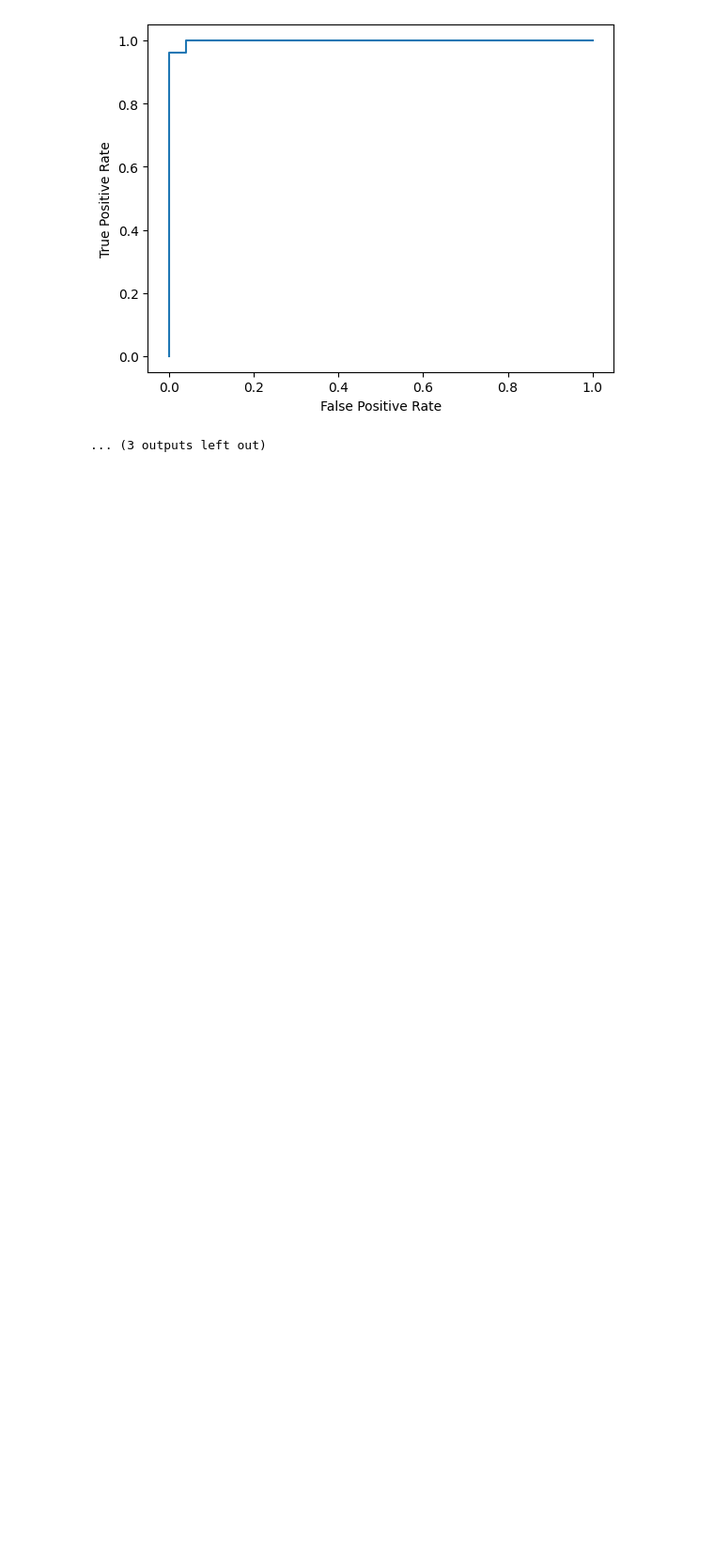
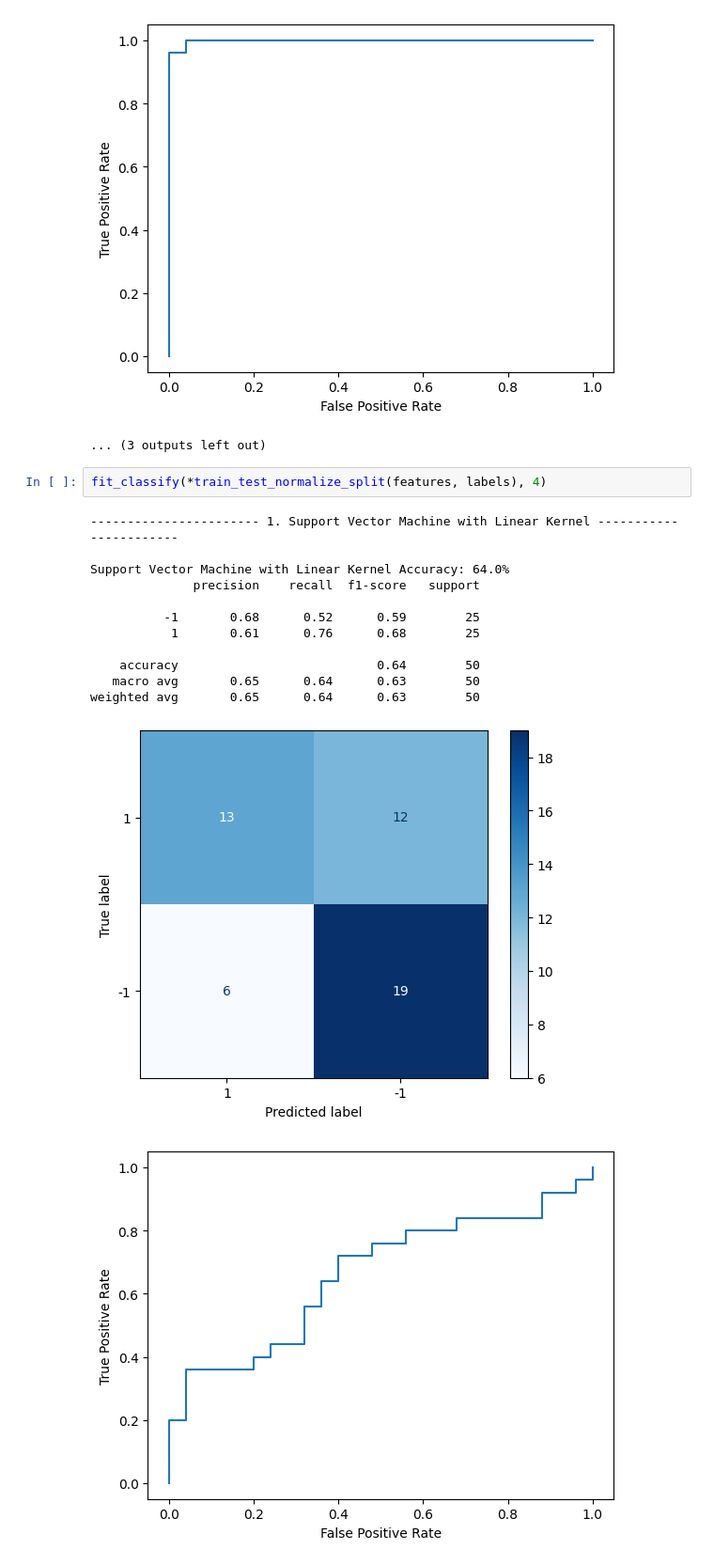
Before and after one commit to MobinRoohi/EEG-BCI, a Jupyter notebook: eeg-processing.ipynb, the cells around one changed output. Shown at 94% size. Saved outputs shown, nothing was run; the diff lists cells and outputs as text; blank space fills up the shorter version.

```diff
--- a/eeg-processing.ipynb
+++ b/eeg-processing.ipynb
@@ -477,3 +533,19 @@ weighted avg       0.98      0.98      0.98        50
 [figure]
 [figure]
 ... (3 outputs left out)
+# %%
+fit_classify(*train_test_normalize_split(features, labels), 4)
+# %% [output]
+----------------------- 1. Support Vector Machine with Linear Kernel -----------------------
+
+Support Vector Machine with Linear Kernel Accuracy: 64.0%
+              precision    recall  f1-score   support
+
+          -1       0.68      0.52      0.59        25
+           1       0.61      0.76      0.68        25
+
+    accuracy                           0.64        50
+   macro avg       0.65      0.64      0.63        50
+weighted avg       0.65      0.64      0.63        50
+[figure, added]
+[figure, added]
```
Also changed, not shown: parts of 6 cells of this notebook.
